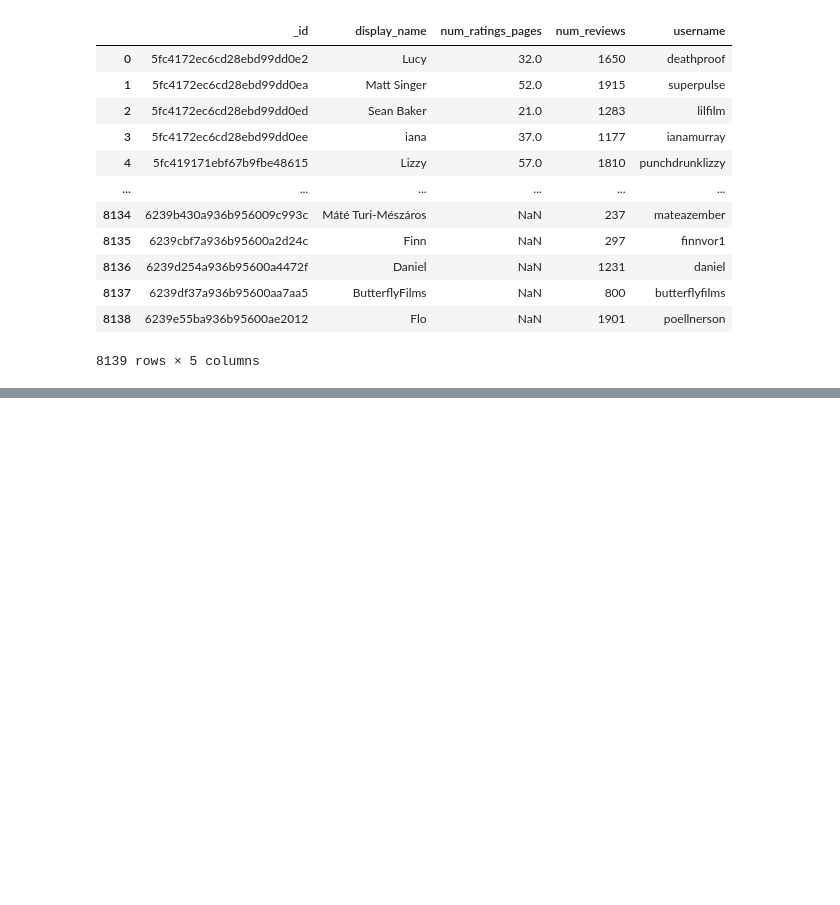
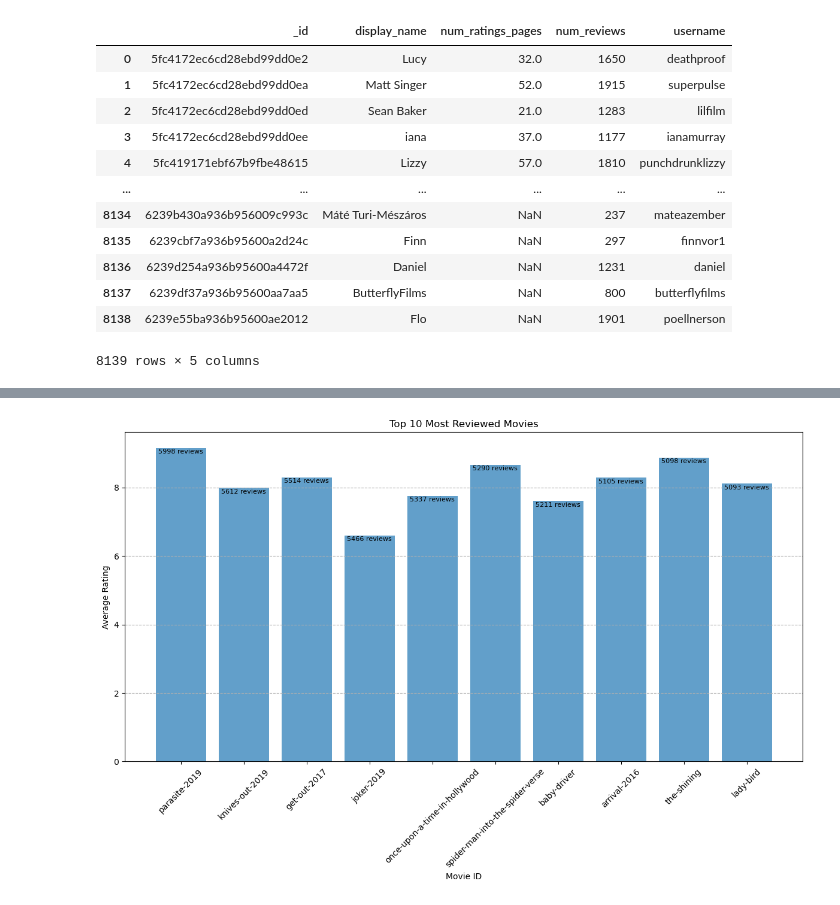
Before and after one commit to colebpotts/Letterboxd-Movie-Recommender, a Jupyter notebook: notebooks/Capstone.ipynb, the cells around one changed output, grey strips where cells are left out. Cells and saved outputs as stored; diff of their text form; code cells hidden in the pictures; blank space fills up the shorter version.

```diff
--- a/notebooks/Capstone.ipynb
+++ b/notebooks/Capstone.ipynb
@@ -60,0 +364,36 @@ users_df
+# %%
+# Counting the number of reviews for each movie
+reviews_per_movie = ratings_df['movie_id'].value_counts()
+
+# Sorting movies by the number of reviews and selecting the top 10 most reviewed
+top_10_most_reviewed = reviews_per_movie.nlargest(10)
+
+# Filtering the DataFrame to include only the top 10 most reviewed movies
+top_10_movies = ratings_df[ratings_df['movie_id'].isin(top_10_most_reviewed.index)]
+
+# Calculating the average rating for each of the top 10 most reviewed movies
+average_ratings = top_10_movies.groupby('movie_id')['rating_val'].mean()
+# %%
+# Plotting the top 10 most reviewed movies
+plt.figure(figsize=(12, 8))
+
+# Bar plot where bar length represents average rating and color represents rating
+bars = plt.bar(top_10_most_reviewed.index, average_ratings[top_10_most_reviewed.index], alpha=0.7)
+
+# Adding labels with total reviews to the bars
+for bar, count in zip(bars, rating_counts[top_10_most_reviewed.index]):
+    plt.text(bar.get_x() + bar.get_width() / 2, bar.get_height() - 0.2, f'{count} reviews', ha='center', va='bottom', fontsize=8)
+
+# Setting x-axis label and ticks
+plt.xlabel('Movie ID')
+plt.xticks(rotation=45)
+
+plt.grid(axis='y', linestyle='--')
+# Setting y-axis label for average rating
+plt.ylabel('Average Rating')
+
+plt.title('Top 10 Most Reviewed Movies')
+plt.tight_layout()
+plt.show()
+# %% [output]
+[figure, added]
```
Also changed, not shown: parts of 52 cells of this notebook, 2 other files.
